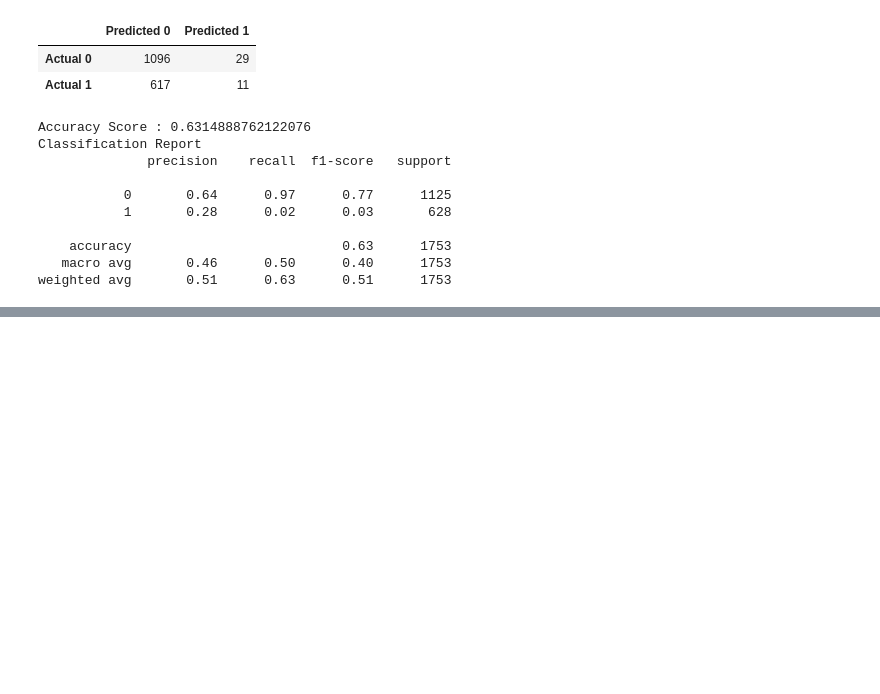
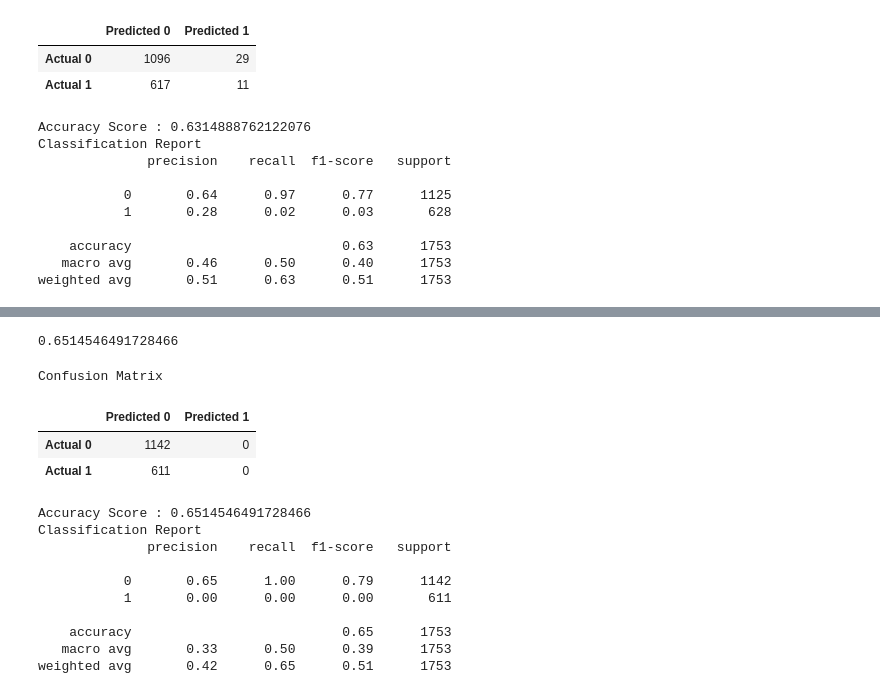
Before and after one commit to Arnawutu/Project4Group7, a Jupyter notebook: spark_test.ipynb, the cells around one changed output, grey strips where cells are left out. Cells and saved outputs as stored; diff of their text form; code cells hidden in the pictures; blank space fills up the shorter version.

```diff
--- a/spark_test.ipynb
+++ b/spark_test.ipynb
@@ -572,0 +573,36 @@ weighted avg       0.51      0.63      0.51      1753
+# %%
+balanced_accuracy = accuracy_score(y_test, lr_predictions)
+balanced_accuracy
+# %% [output]
+0.6514546491728466
+# %%
+# Calculating the confusion matrix
+cm = confusion_matrix(y_test, lr_predictions)
+cm_df = pd.DataFrame(
+    cm, index=["Actual 0", "Actual 1"], columns=["Predicted 0", "Predicted 1"]
+)
+
+# Calculating the accuracy score
+acc_score = accuracy_score(y_test, lr_predictions)
+# %%
+# Displaying results
+print("Confusion Matrix")
+display(cm_df)
+print(f"Accuracy Score : {acc_score}")
+print("Classification Report")
+print(classification_report(y_test,  lr_predictions))
+# %% [output]
+Confusion Matrix
+|  | Predicted 0 | Predicted 1 |
+| Actual 0 | 1142 | 0 |
+| Actual 1 | 611 | 0 |
+Accuracy Score : 0.6514546491728466
+Classification Report
+              precision    recall  f1-score   support
+
+           0       0.65      1.00      0.79      1142
+           1       0.00      0.00      0.00       611
+
+    accuracy                           0.65      1753
+   macro avg       0.33      0.50      0.39      1753
+weighted avg       0.42      0.65      0.51      1753
```
Also changed, not shown: parts of 31 cells of this notebook, 2 other files.
